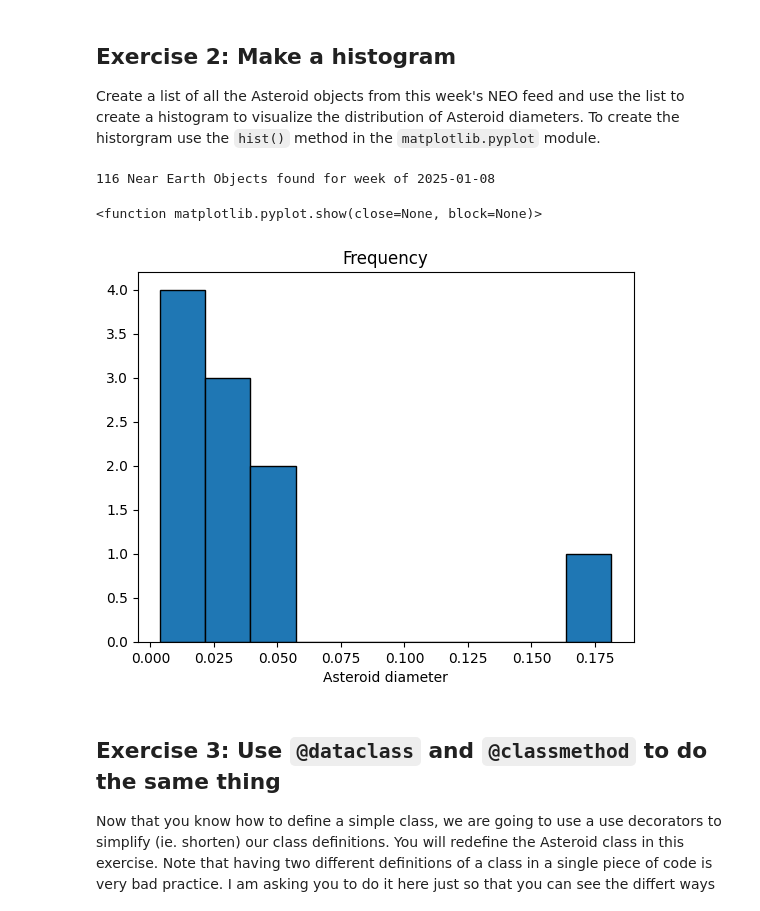
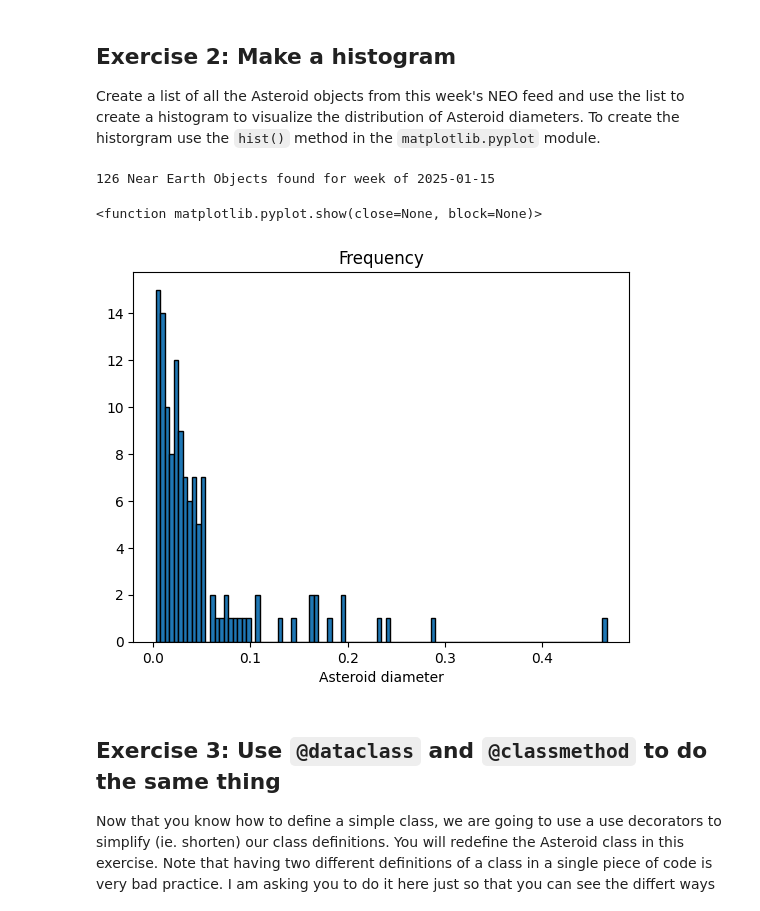
Before and after one commit to JordanDCunha/comp215, a Jupyter notebook: labs/lab03-classes.ipynb, the cells around one changed output. Saved outputs shown, nothing was run; the diff lists cells and outputs as text; code cells hidden in the pictures.

```diff
--- a/labs/lab03-classes.ipynb
+++ b/labs/lab03-classes.ipynb
@@ -88,17 +88,36 @@ Write a little code to test your new class.
 # %%
 # Ex.1 your code here
 class Asteroid:
+  '''
+  Creates Asteroid class for specific NEO
 
+  This class provides the str and repr representations for a specific NEO asteroid
+  with information to the id, name, estimated diameter and whether the NEO is
+  potentially hazardous
+
+  Attributes:
+
+    id (str): ID of asteroid object
+
+    name (str): Name of asteroid object
+
+    estimated_diameter (float): Estimated diameter of the Asteroid
+
+    is_potentially_hazardous (bool): Whether or not the NEO is hazardous to the orbiting body
+  '''
   def __init__(self, id, name, estimated_diameter, is_potentially_hazardous):
+    ''' Initializes Asteroid Class with specific id, name, estimated diameter, and whether it is potentially hazardous'''
     self.id = id
     self.name = name
     self.estimated_diameter = estimated_diameter
     self.is_potentially_hazardous = is_potentially_hazardous
 
   def __str__(self):
+    ''' Returns string representation for Asteroid class'''
     return f'id: {self.id}, name: {self.name}, estimated diameter: {self.estimated_diameter}, potentially dangerous: {self.is_potentially_hazardous}'
 
   def __repr__(self):
+    ''' Returns representation of Asteroid class with id, name, estimated diameter, and whether its potentiall dangerous'''
     return f'Asteroid(id = {self.id},  name = {self.name}, estimated diameter = {self.estimated_diameter}, potentially dangerous = {self.is_potentially_hazardous})'
 # %% [markdown]
 ## Exercise 2: Make a histogram
@@ -107,32 +126,27 @@ Create a list of all the Asteroid objects from this week's NEO feed and use the
 # %%
 # Ex. 2 your code here
 import time
 from datetime import date, timedelta
-import matplotlib.pyplot as plt
 
 today = date.today()
 weekago = today - timedelta(days=7)
 
-neos = get_neos(weekago)
-asteroid_list = []
-for i in range(10):
-  neo_id = neos[i]['id']
-  asteroid = Asteroid(neo_id, get_neo(neo_id)['name'], get_neo(neo_id)['estimated_diameter']['kilometers']['estimated_diameter_min'], get_neo(neo_id)['is_potentially_hazardous_asteroid'])
-  asteroid_list.append(asteroid)
+neos = get_neos(weekago) # Gets a list of all neos from the previous week
+asteroid_list = [ Asteroid(neos[i]['id'], get_neo(neos[i]['id'])['name'], get_neo(neos[i]['id'])['estimated_diameter']['kilometers']['estimated_diameter_min'], get_neo(neos[i]['id'])['is_potentially_hazardous_asteroid']) for i in range(len(neos))] # Appends each asteroid into a list
 
 asteroid_diameters = [asteroid.estimated_diameter for asteroid in asteroid_list]
 
-plt.hist(asteroid_diameters, bins=10, edgecolor='black')
+plt.hist(asteroid_diameters, bins=100, edgecolor='black') # Creates histogram with ten bins for the asteroid diameters of the collected asteroids in asteroid list
 
 plt.title('Asteroid diameter Histogram')
 plt.xlabel('Asteroid diameter')
 plt.title('Frequency')
 
 plt.show
 # %% [output]
-116 Near Earth Objects found for week of 2025-01-08
+126 Near Earth Objects found for week of 2025-01-15
 <function matplotlib.pyplot.show(close=None, block=None)>
-[figure, old version]
+[figure, new version]
 # %% [markdown]
 ## Exercise 3: Use `@dataclass` and `@classmethod` to do the same thing
 
```
Also changed, not shown: parts of 3 cells of this notebook.
